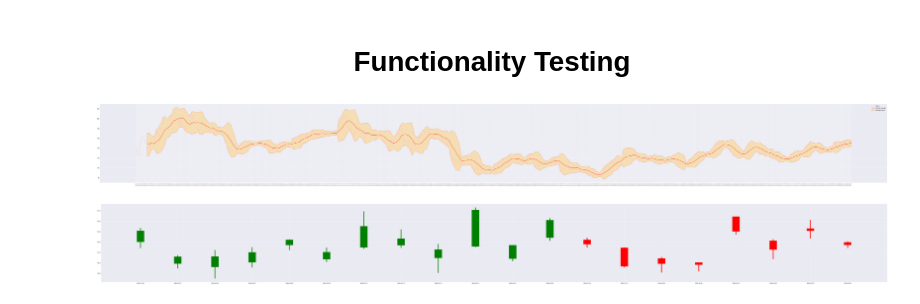
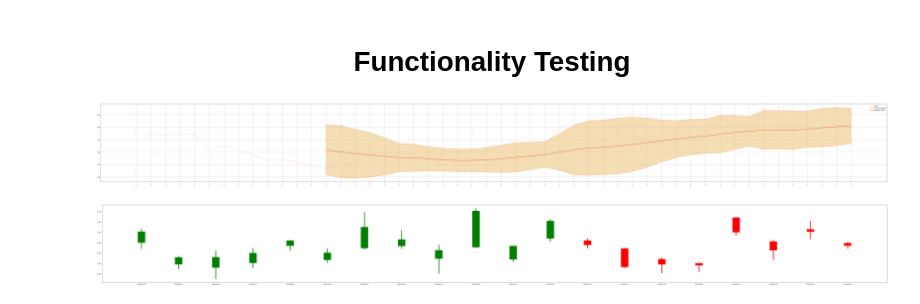
Before and after one commit to D-Voronkov-Official/Stocks-Price-Prediction-Program, a Jupyter notebook: Machine Learning Data Gathering/Scripts/Moving Average + Bollinger bands.ipynb, the cells around one changed output. Cells and saved outputs as stored; diff of their text form; code cells hidden in the pictures.

Commit message:
Updated functions to avoid "chained assignment" warning
+ added the function that calculates all the functionality all together

```diff
--- a/Machine Learning Data Gathering/Scripts/Moving Average + Bollinger bands.ipynb
+++ b/Machine Learning Data Gathering/Scripts/Moving Average + Bollinger bands.ipynb
@@ -24,11 +26,12 @@ def calculate_ma(stocks_data, day_range = 14):
             stocks_data - data frame with stocks data
             day_range - period on which Moving Average is calculated. By default - 14 (since it's considered a standard)
     '''
+
     moving_average = stocks_data['Close'].rolling(day_range).mean()
     stocks_data[f'MA {day_range}'] = moving_average
     moving_average = moving_average.fillna(0)
 
-    return stocks_data
+    #return stocks_data
 # %% [markdown]
 ---------------------------------------------------------
 # %% [markdown]
@@ -105,7 +108,7 @@ def create_candles_graph(stocks_data,
 # %% [markdown]
 <h1><center>Creating Plot with Moving average and Bollinger Bands</center></h1>
 # %%
-def create_plot_with_MA_and_BB(df, day_range = 14):
+def create_plot_with_MA_and_BB(df, amount_of_days_to_show = 14, day_range = 14):
 
     '''
         Creating a graphic with closing price + Moving average + Bollinger Bands
@@ -114,28 +117,30 @@ def create_plot_with_MA_and_BB(df, day_range = 14):
             df - stocks data frame
             day_range - period range on which the data will be calculated. By default - 14
     '''
+    if amount_of_days_to_show < len(df):
+        df = df[-amount_of_days_to_show:]
 
-    df = calculate_ma(df, day_range)
+        calculate_ma(df, day_range)
 
 
-    df = calculate_bollinger_band(df, day_range)
+        calculate_bollinger_band(df, day_range)
 
-    fig, ax = plt.subplots(figsize = (100, 10));
+        fig, ax = plt.subplots(figsize = (100, 10));
 
-    ax.tick_params(axis = 'x', labelrotation = 90, labelsize = 4);
-    ax.plot(df["Date"], df["Close"], color = 'pink');
-    df = df.dropna()
-    ax.plot(df["Date"], df[f"MA {day_range}"], color = 'red');
+        ax.tick_params(axis = 'x', labelrotation = 90, labelsize = 4);
+        ax.plot(df["Date"], df["Close"], color = 'pink');
+        df = df.dropna()
+        ax.plot(df["Date"], df[f"MA {day_range}"], color = 'red');
 
 
-    ax.fill_between(df["Date"], df["Bollinger Band Upper Bound"], df["Bollinger Band Lower Bound"],
-                    interpolate = True,
-                    color = "wheat",
-                    edgecolor = ["coral", "fuchsia"],
-                    linewidth = 1.1)
+        ax.fill_between(df["Date"], df["Bollinger Band Upper Bound"], df["Bollinger Band Lower Bound"],
+                        interpolate = True,
+                        color = "wheat",
+                        edgecolor = ["coral", "fuchsia"],
+                        linewidth = 1.1)
 
-    ax.legend(["Close", "Moving average", "Bollinger Band"], loc = "upper right");
-    plt.grid(True)
+        ax.legend(["Close", "Moving average", "Bollinger Band"], loc = "upper right");
+        plt.grid(True)
 # %% [markdown]
 -----------------------------------------------------------------
 # %% [markdown]
@@ -212,12 +226,11 @@ def calculate_atr(stocks_data, day_range = 14):
 <h1><center>Functionality Testing<center/></h1>
 # %%
 test_data = pd.read_csv("../Data/Consumer Discretionary/Airbnb Inc. Class A Common Stock.csv")
-pd.set_option("display.precision", 3)
-test_data = calculate_bollinger_band(test_data)
+calculate_bollinger_band(test_data)
 # %%
-create_plot_with_MA_and_BB(test_data)
+create_plot_with_MA_and_BB(test_data, 50)
 # %% [output]
-[figure, old version]
+[figure, new version]
 # %%
 create_candles_graph(test_data[-20:])
 # %% [output]
```
Also changed, not shown: parts of 14 cells of this notebook.
